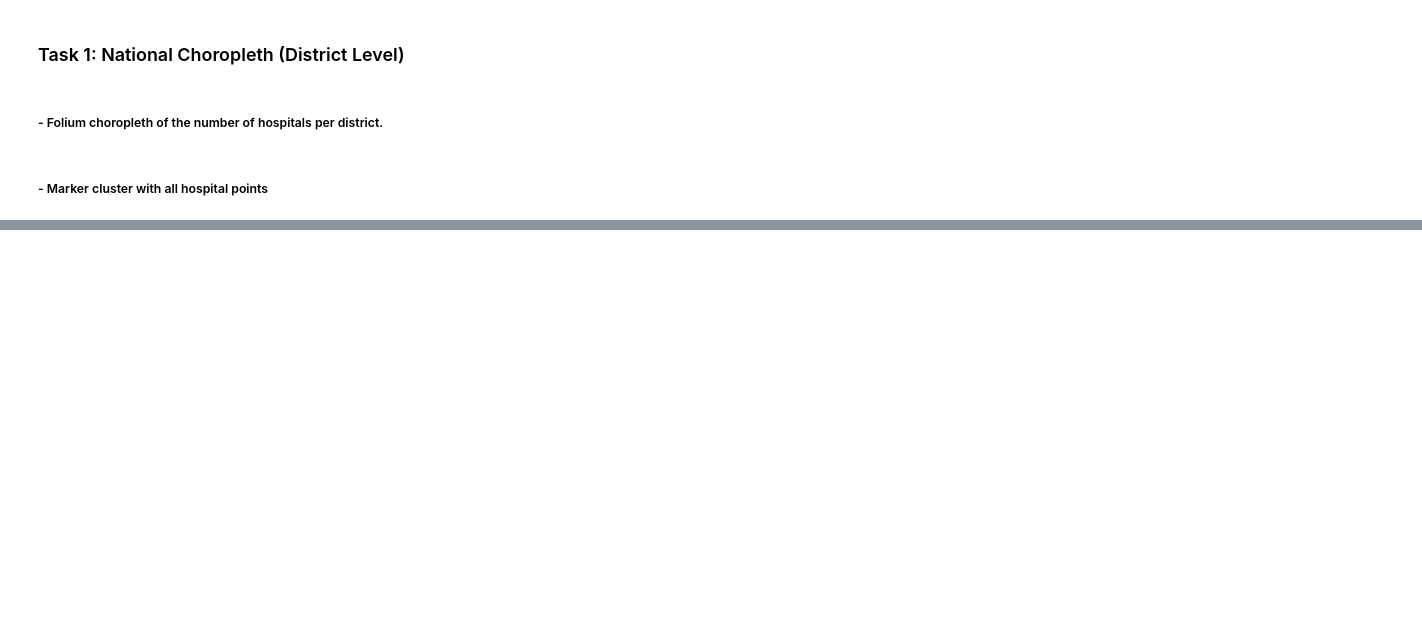
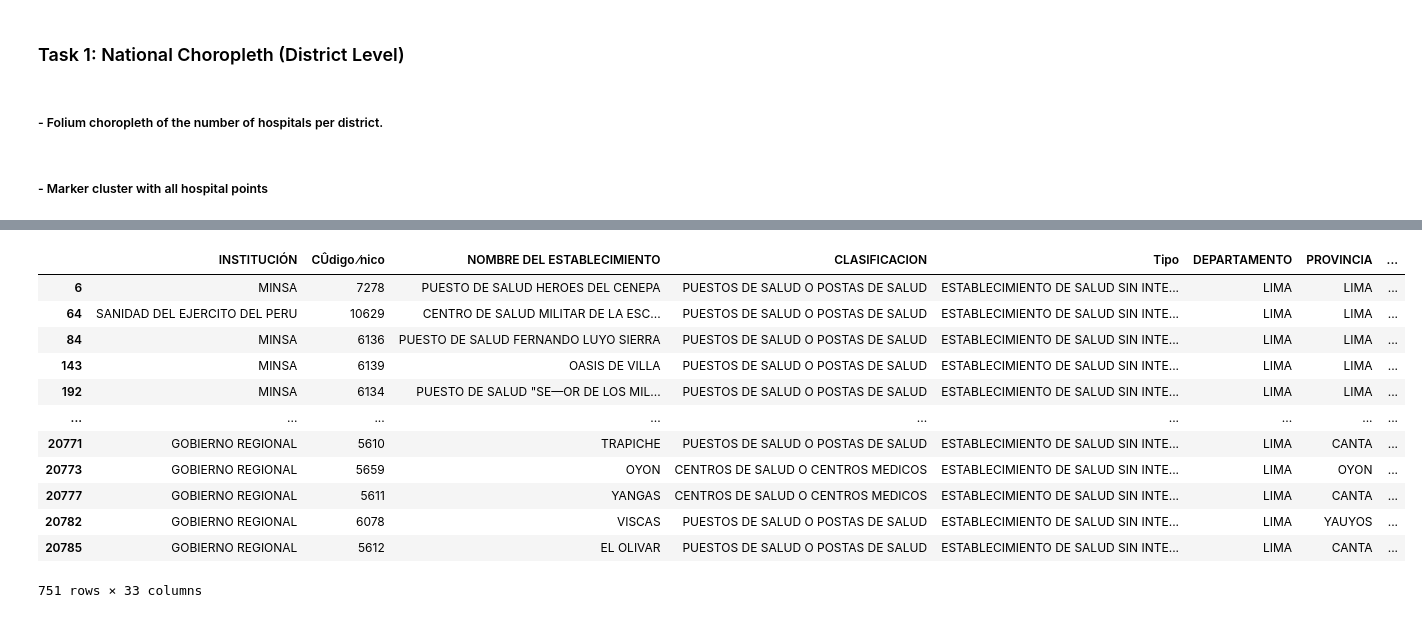
Before and after one commit to wiricardo/Hospitals-Access-Peru, a Jupyter notebook: code/static_maps.ipynb, the cells around one changed output, grey strips where cells are left out. Saved outputs shown, nothing was run; the diff lists cells and outputs as text; code cells hidden in the pictures; blank space fills up the shorter version.

```diff
--- a/code/static_maps.ipynb
+++ b/code/static_maps.ipynb
@@ -361,0 +392,3 @@ hos_disct_folmap.save("../output/map_2_fol.html")
+# %%
+LIMA_FOL = publicos_op[publicos_op['DEPARTAMENTO'] == 'LIMA']
+LORETO_FOL = publicos_op[publicos_op['DEPARTAMENTO'] == 'LORETO']
@@ -361,0 +425,16 @@ hos_disct_folmap.save("../output/map_2_fol.html")
+# %%
+LIMA_FOL
+# %% [output]
+|  | INSTITUCIÓN | CÛdigo ⁄nico | NOMBRE DEL ESTABLECIMIENTO | CLASIFICACION | Tipo | DEPARTAMENTO | PROVINCIA | ... |
+| 6 | MINSA | 7278 | PUESTO DE SALUD HEROES DEL CENEPA | PUESTOS DE SALUD O POSTAS DE SALUD | ESTABLECIMIENTO DE SALUD SIN INTE... | LIMA | LIMA | ... |
+| 64 | SANIDAD DEL EJERCITO DEL PERU | 10629 | CENTRO DE SALUD MILITAR DE LA ESC... | PUESTOS DE SALUD O POSTAS DE SALUD | ESTABLECIMIENTO DE SALUD SIN INTE... | LIMA | LIMA | ... |
+| 84 | MINSA | 6136 | PUESTO DE SALUD FERNANDO LUYO SIERRA | PUESTOS DE SALUD O POSTAS DE SALUD | ESTABLECIMIENTO DE SALUD SIN INTE... | LIMA | LIMA | ... |
+| 143 | MINSA | 6139 | OASIS DE VILLA | PUESTOS DE SALUD O POSTAS DE SALUD | ESTABLECIMIENTO DE SALUD SIN INTE... | LIMA | LIMA | ... |
+| 192 | MINSA | 6134 | PUESTO DE SALUD "SE—OR DE LOS MIL... | PUESTOS DE SALUD O POSTAS DE SALUD | ESTABLECIMIENTO DE SALUD SIN INTE... | LIMA | LIMA | ... |
+| ... | ... | ... | ... | ... | ... | ... | ... | ... |
+| 20771 | GOBIERNO REGIONAL | 5610 | TRAPICHE | PUESTOS DE SALUD O POSTAS DE SALUD | ESTABLECIMIENTO DE SALUD SIN INTE... | LIMA | CANTA | ... |
+| 20773 | GOBIERNO REGIONAL | 5659 | OYON | CENTROS DE SALUD O CENTROS MEDICOS | ESTABLECIMIENTO DE SALUD SIN INTE... | LIMA | OYON | ... |
+| 20777 | GOBIERNO REGIONAL | 5611 | YANGAS | CENTROS DE SALUD O CENTROS MEDICOS | ESTABLECIMIENTO DE SALUD SIN INTE... | LIMA | CANTA | ... |
+| 20782 | GOBIERNO REGIONAL | 6078 | VISCAS | PUESTOS DE SALUD O POSTAS DE SALUD | ESTABLECIMIENTO DE SALUD SIN INTE... | LIMA | YAUYOS | ... |
+| 20785 | GOBIERNO REGIONAL | 5612 | EL OLIVAR | PUESTOS DE SALUD O POSTAS DE SALUD | ESTABLECIMIENTO DE SALUD SIN INTE... | LIMA | CANTA | ... |
+751 rows × 33 columns
```
Also changed, not shown: parts of 5 cells of this notebook, 2 other files.
